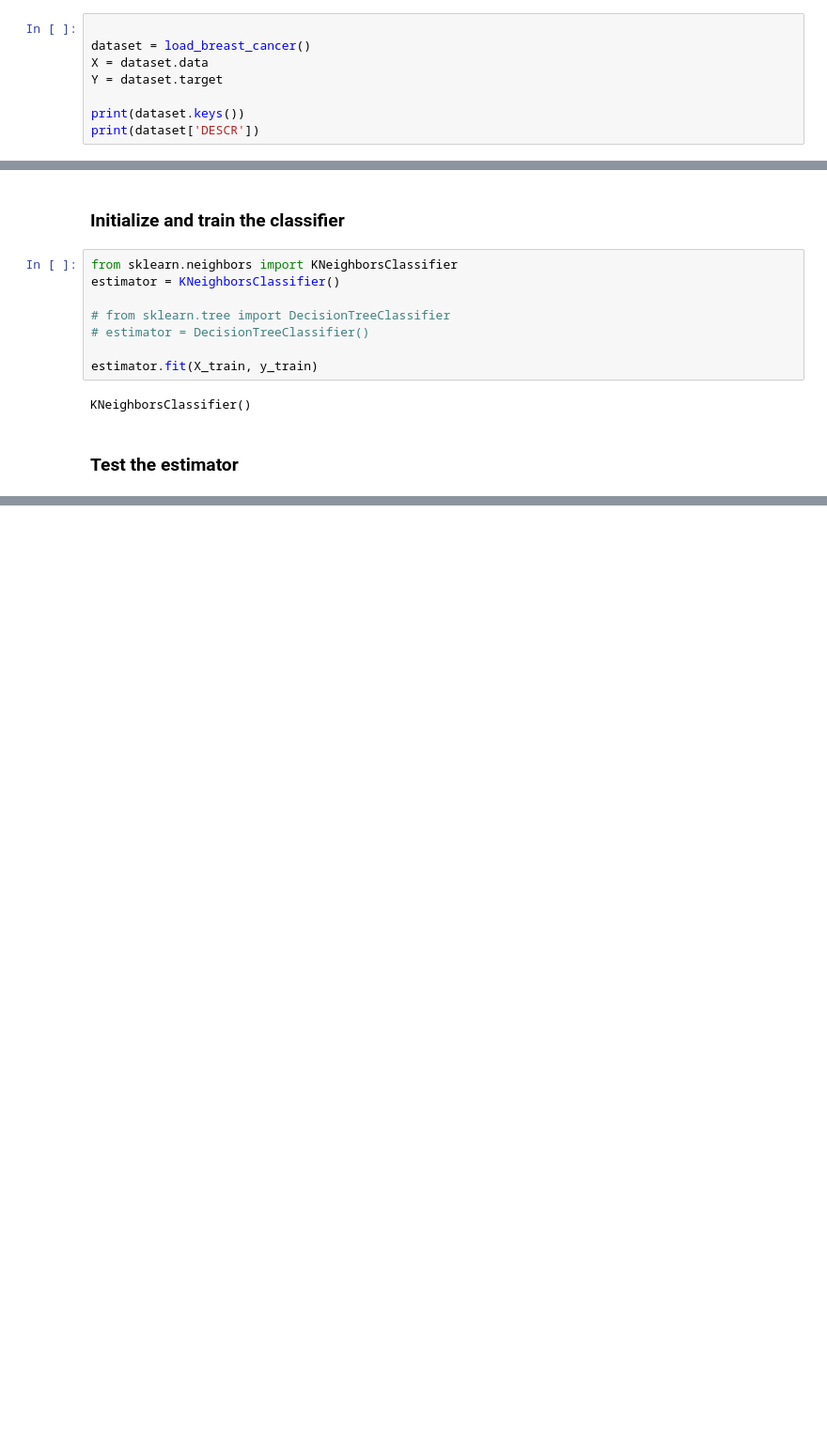
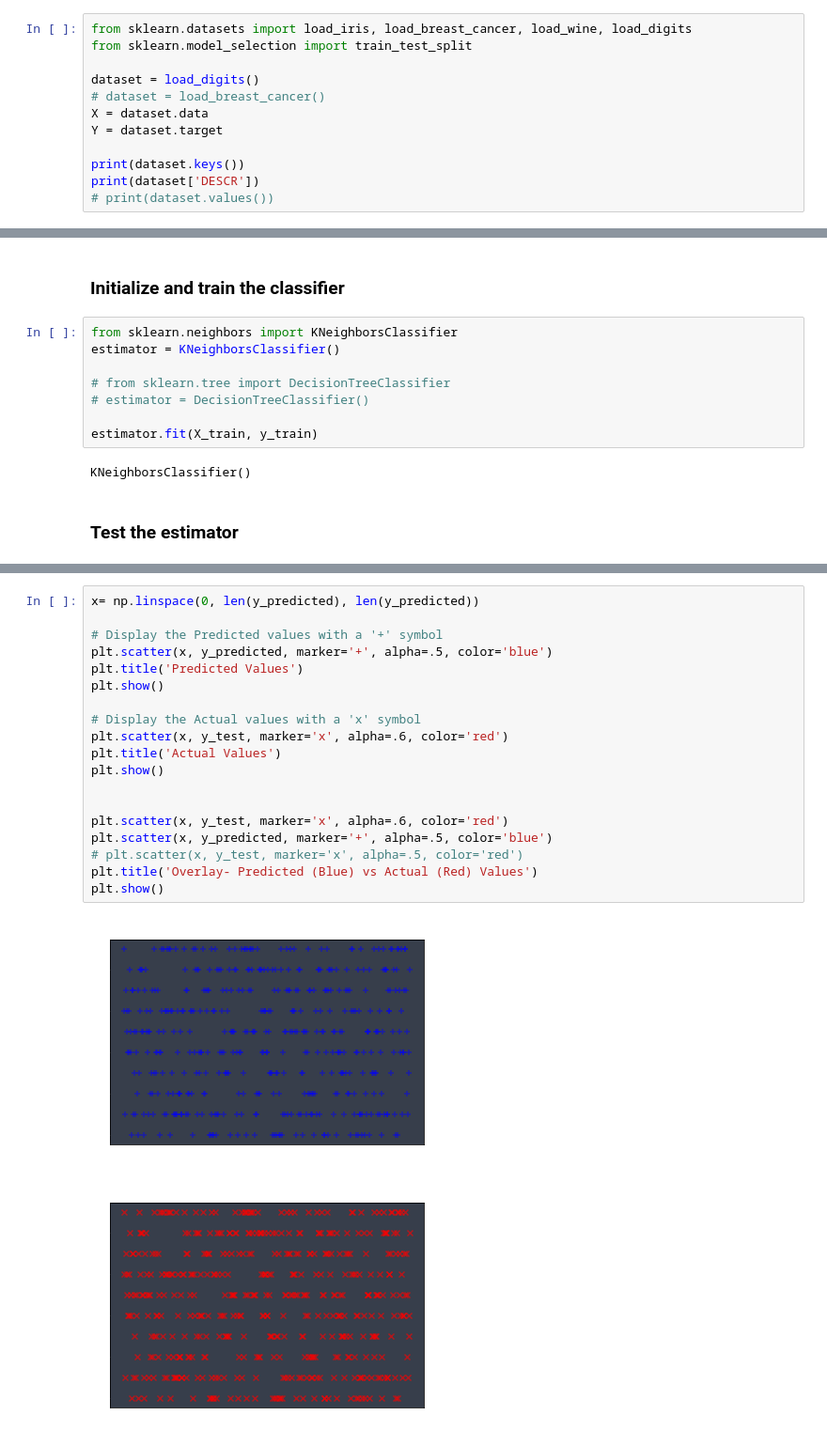
Before and after one commit to EigenVector42/ComputationalPhysics300, a Jupyter notebook: homework/HW-Lec_22.ipynb, the cells around one changed output, grey strips where cells are left out. Shown at 94% size. Saved outputs shown, nothing was run; the diff lists cells and outputs as text; blank space fills up the shorter version.

Commit message:
Add files via upload
Changed dataset and added comparison plots

```diff
--- a/homework/HW-Lec_22.ipynb
+++ b/homework/HW-Lec_22.ipynb
@@ -34,9 +35,13 @@ Breast cancer wisconsin (diagnostic) dataset
 # %%
+from sklearn.datasets import load_iris, load_breast_cancer, load_wine, load_digits
+from sklearn.model_selection import train_test_split
 
-dataset = load_breast_cancer()
+dataset = load_digits()
+# dataset = load_breast_cancer()
 X = dataset.data
 Y = dataset.target
 
 print(dataset.keys())
 print(dataset['DESCR'])
+# print(dataset.values())
 # %% [output]
@@ -120,0 +101,22 @@ The accuracy is 92.3%
+# %%
+x= np.linspace(0, len(y_predicted), len(y_predicted))
+
+# Display the Predicted values with a '+' symbol
+plt.scatter(x, y_predicted, marker='+', alpha=.5, color='blue')
+plt.title('Predicted Values')
+plt.show()
+
+# Display the Actual values with a 'x' symbol
+plt.scatter(x, y_test, marker='x', alpha=.6, color='red')
+plt.title('Actual Values')
+plt.show()
+
+
+plt.scatter(x, y_test, marker='x', alpha=.6, color='red')
+plt.scatter(x, y_predicted, marker='+', alpha=.5, color='blue')
+# plt.scatter(x, y_test, marker='x', alpha=.5, color='red')
+plt.title('Overlay- Predicted (Blue) vs Actual (Red) Values')
+plt.show()
+# %% [output]
+[figure, added]
+[figure, added]
```
Also changed, not shown: parts of 13 cells of this notebook.
